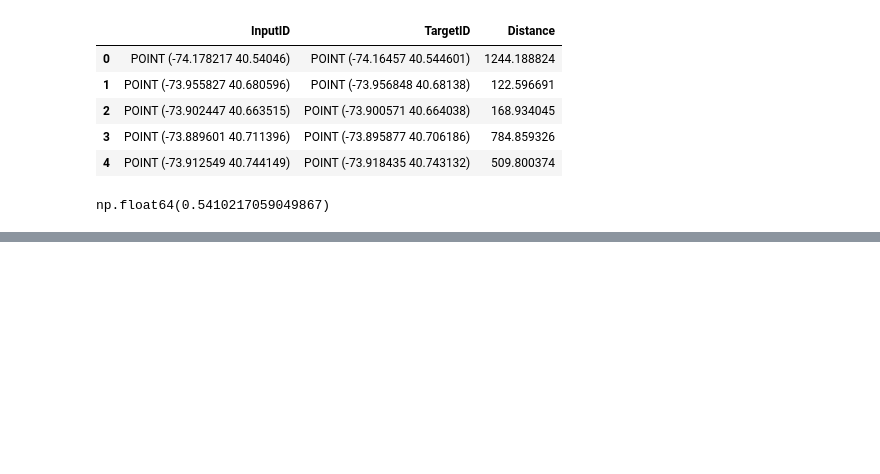
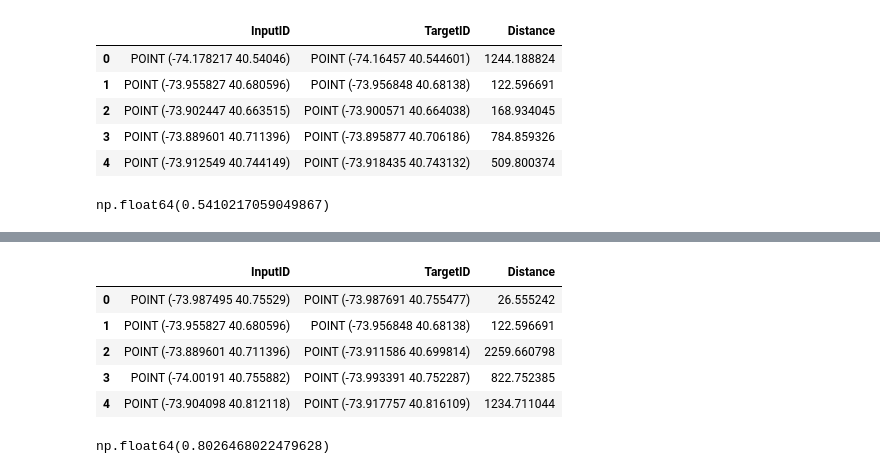
Before and after one commit to ZSlemmons/MTA-elevators, a Jupyter notebook: Metro-system-analysis.ipynb, the cells around one changed output, grey strips where cells are left out. Cells and saved outputs as stored; diff of their text form; code cells hidden in the pictures; blank space fills up the shorter version.

```diff
--- a/Metro-system-analysis.ipynb
+++ b/Metro-system-analysis.ipynb
@@ -224,0 +239,15 @@ np.float64(0.5410217059049867)
+# %%
+full_ada_stations_distances = pd.read_csv('all_ada_stations_distances.csv')
+full_ada_stations_distances.head()
+# %% [output]
+|  | InputID | TargetID | Distance |
+| 0 | POINT (-73.987495 40.75529) | POINT (-73.987691 40.755477) | 26.555242 |
+| 1 | POINT (-73.955827 40.680596) | POINT (-73.956848 40.68138) | 122.596691 |
+| 2 | POINT (-73.889601 40.711396) | POINT (-73.911586 40.699814) | 2259.660798 |
+| 3 | POINT (-74.00191 40.755882) | POINT (-73.993391 40.752287) | 822.752385 |
+| 4 | POINT (-73.904098 40.812118) | POINT (-73.917757 40.816109) | 1234.711044 |
+# %%
+#Distances between all ADA stations, including the CBD
+full_ada_stations_distances['Distance'].mean()/1000
+# %% [output]
+np.float64(0.8026468022479628)
```
Also changed, not shown: parts of 2 cells of this notebook, 14 other files.
